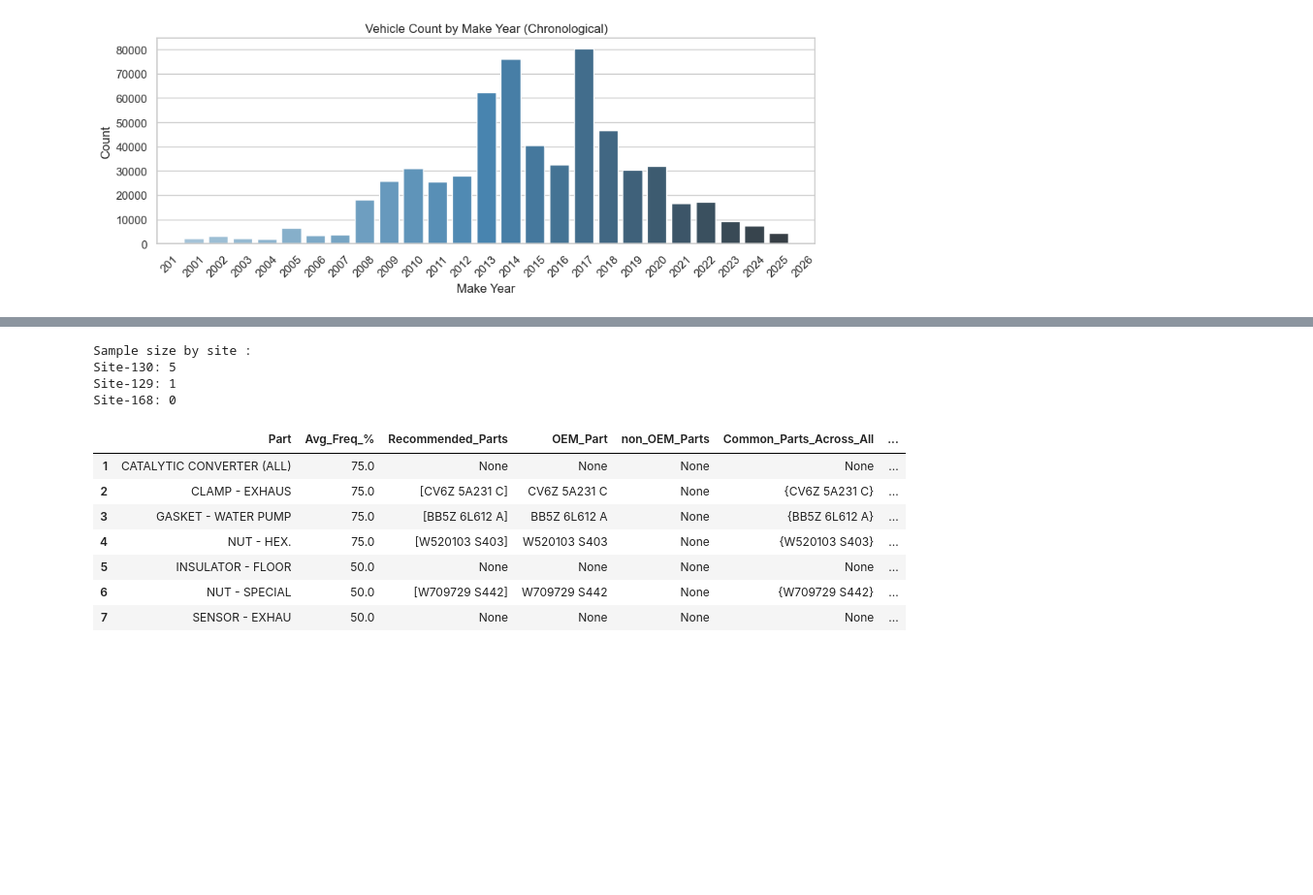
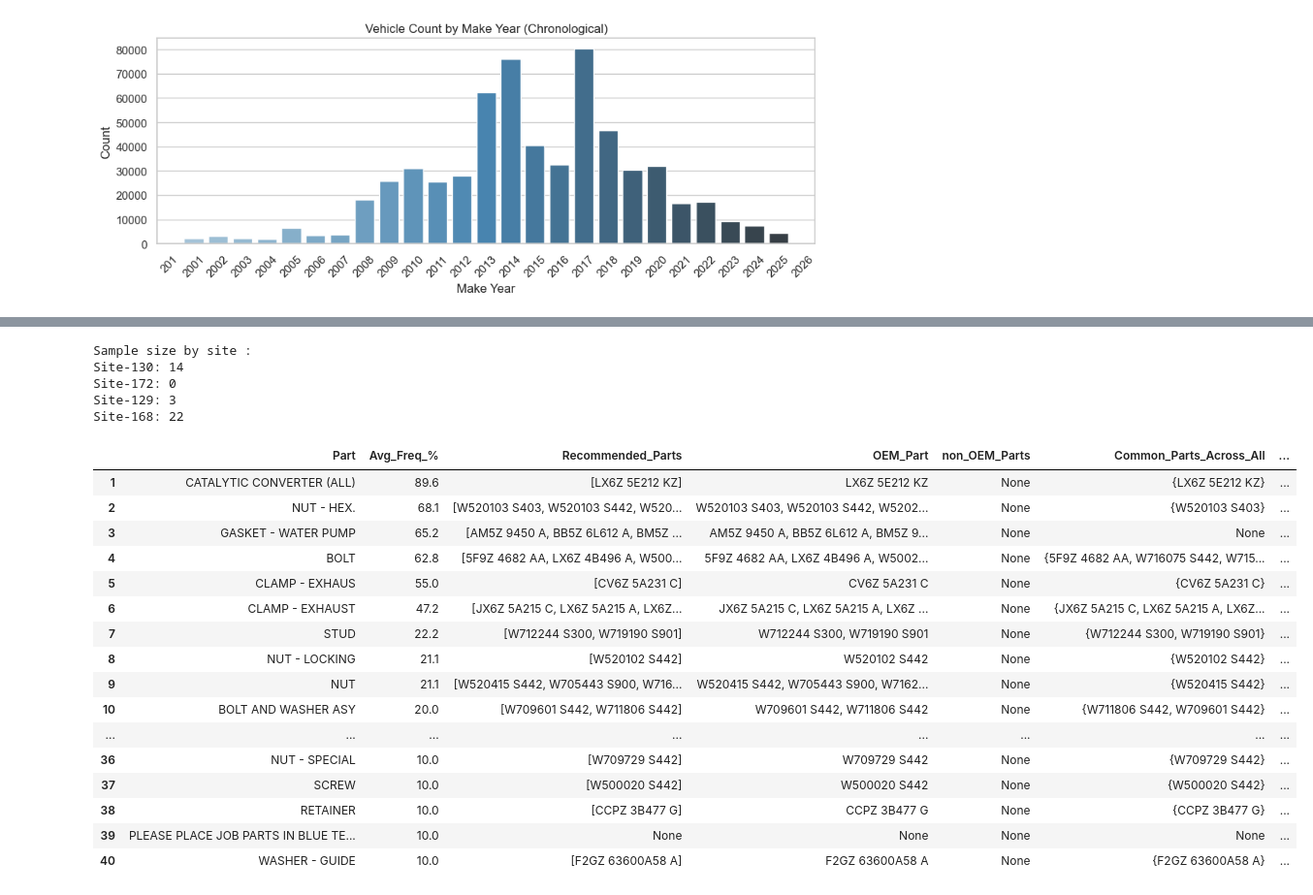
Before and after one commit to MeliPax/SPG, a Jupyter notebook: research/maximus_part_recomendation.ipynb, the cells around one changed output, grey strips where cells are left out. Shown at 97% size. Drawn from its saved outputs; the diff is of its cells as text; code cells hidden in the pictures; blank space fills up the shorter version.

```diff
--- a/research/maximus_part_recomendation.ipynb
+++ b/research/maximus_part_recomendation.ipynb
@@ -2516 +2524,18 @@ Done. Saved 4 file(s) into: ./data\server_168
+# %%
+trim_update_dict = {
+    "SE": ["ESCAPE SE"],
+    "S": ["ESCAPE S"],
+    "TITANIUM": ["ESCAPE TITANIUM"],
+    "SEL": ["ESCAPE SEL"],
+    "XLT": ["ESCAPE XLT"],
+    "PLATINUM": ["ESCAPE PLATINUM"],
+    "LIMITED": ["ESCAPE LIMITED"],
+    "XLS": ["XLS"],
+    "HEV": ["ESCAPE HEV"]
+}
+# %%
+request_tbl_130 = clean_up_trim_columns(request_tbl_130, trim_update_dict)
+request_tbl_172 = clean_up_trim_columns(request_tbl_172, trim_update_dict)
+request_tbl_129 = clean_up_trim_columns(request_tbl_129, trim_update_dict)
+request_tbl_168 = clean_up_trim_columns(request_tbl_168, trim_update_dict)
 # %%
@@ -2684,0 +2776,24 @@ Site-168: 0
+# %%
+key_wrds = ["Water Pump", "Power steering", "Catalytic Converter"]
+
+key_wrd = key_wrds[0]
+
+vehTrim = 'SE'
+
+results130_water_pump = execute_model_trim_filter(request_tbl_df = request_tbl_130, search_key_words = key_wrd, parts_line_df = partslines_tbl_130, groups=groups, vehTrim= vehTrim)
+results172_water_pump = execute_model_trim_filter(request_tbl_df = request_tbl_172, search_key_words = key_wrd, parts_line_df = partslines_tbl_172, groups=groups, vehTrim= vehTrim)
+# results114_water_pump = execute_model_trim_filter(request_tbl_df = request_tbl_114, search_key_words = key_wrd, parts_line_df = partslines_tbl_114, groups=groups, vehTrim= vehTrim)
+results129_water_pump = execute_model_trim_filter(request_tbl_df = request_tbl_129, search_key_words = key_wrd, parts_line_df = partslines_tbl_129, groups=groups, vehTrim= vehTrim)
+results168_water_pump = execute_model_trim_filter(request_tbl_df = request_tbl_168, search_key_words = key_wrd, parts_line_df = partslines_tbl_168, groups=groups, vehTrim= vehTrim)
+
+
+data = {
+    "130": results130_water_pump,
+    "174": results172_water_pump,
+    # "114": results114_water_pump,
+    "129": results129_water_pump,
+    "168": results168_water_pump
+}
+
+
+compare_recommended_partLists_side_by_side(data)
@@ -2714,32 +2864,42 @@ Site-168: 0
 # %%
 
 key_wrd = key_wrds[2]
 results130_catal = execute_model_trim_filter(request_tbl_df = request_tbl_130, search_key_words = key_wrd, parts_line_df = partslines_tbl_130, groups=groups, vehTrim= vehTrim)
 results172_catal = execute_model_trim_filter(request_tbl_df = request_tbl_172, search_key_words = key_wrd, parts_line_df = partslines_tbl_172, groups=groups, vehTrim= vehTrim)
 # results114_catal = execute_model_trim_filter(request_tbl_df = request_tbl_114, search_key_words = key_wrd, parts_line_df = partslines_tbl_114, groups=groups, vehTrim= vehTrim)
 results129_catal = execute_model_trim_filter(request_tbl_df = request_tbl_129, search_key_words = key_wrd, parts_line_df = partslines_tbl_129, groups=groups, vehTrim= vehTrim)
 results168_catal = execute_model_trim_filter(request_tbl_df = request_tbl_168, search_key_words = key_wrd, parts_line_df = partslines_tbl_168, groups=groups, vehTrim= vehTrim)
 
 
 data = {
     "130": results130_catal,
-    # "172": results172_catal,
+    "172": results172_catal,
     # "114": results114_catal,
     "129": results129_catal,
     "168": results168_catal
 }
 
 compare_recommended_partLists_side_by_side(data)
 # %% [output]
 Sample size by site :
-Site-130: 5
-Site-129: 1
-Site-168: 0
+Site-130: 14
+Site-172: 0
+Site-129: 3
+Site-168: 22
 |  | Part | Avg_Freq_% | Recommended_Parts | OEM_Part | non_OEM_Parts | Common_Parts_Across_All | ... |
-| 1 | CATALYTIC CONVERTER (ALL) | 75.0 | None | None | None | None | ... |
-| 2 | CLAMP - EXHAUS | 75.0 | [CV6Z 5A231 C] | CV6Z 5A231 C | None | {CV6Z 5A231 C} | ... |
-| 3 | GASKET - WATER PUMP | 75.0 | [BB5Z 6L612 A] | BB5Z 6L612 A | None | {BB5Z 6L612 A} | ... |
-| 4 | NUT - HEX. | 75.0 | [W520103 S403] | W520103 S403 | None | {W520103 S403} | ... |
-| 5 | INSULATOR - FLOOR | 50.0 | None | None | None | None | ... |
-| 6 | NUT - SPECIAL | 50.0 | [W709729 S442] | W709729 S442 | None | {W709729 S442} | ... |
-| 7 | SENSOR - EXHAU | 50.0 | None | None | None | None | ... |
+| 1 | CATALYTIC CONVERTER (ALL) | 89.6 | [LX6Z 5E212 KZ] | LX6Z 5E212 KZ | None | {LX6Z 5E212 KZ} | ... |
+| 2 | NUT - HEX. | 68.1 | [W520103 S403, W520103 S442, W520... | W520103 S403, W520103 S442, W5202... | None | {W520103 S403} | ... |
+| 3 | GASKET - WATER PUMP | 65.2 | [AM5Z 9450 A, BB5Z 6L612 A, BM5Z ... | AM5Z 9450 A, BB5Z 6L612 A, BM5Z 9... | None | None | ... |
+| 4 | BOLT | 62.8 | [5F9Z 4682 AA, LX6Z 4B496 A, W500... | 5F9Z 4682 AA, LX6Z 4B496 A, W5002... | None | {5F9Z 4682 AA, W716075 S442, W715... | ... |
+| 5 | CLAMP - EXHAUS | 55.0 | [CV6Z 5A231 C] | CV6Z 5A231 C | None | {CV6Z 5A231 C} | ... |
+| 6 | CLAMP - EXHAUST | 47.2 | [JX6Z 5A215 C, LX6Z 5A215 A, LX6Z... | JX6Z 5A215 C, LX6Z 5A215 A, LX6Z ... | None | {JX6Z 5A215 C, LX6Z 5A215 A, LX6Z... | ... |
+| 7 | STUD | 22.2 | [W712244 S300, W719190 S901] | W712244 S300, W719190 S901 | None | {W712244 S300, W719190 S901} | ... |
+| 8 | NUT - LOCKING | 21.1 | [W520102 S442] | W520102 S442 | None | {W520102 S442} | ... |
+| 9 | NUT | 21.1 | [W520415 S442, W705443 S900, W716... | W520415 S442, W705443 S900, W7162... | None | {W520415 S442} | ... |
+| 10 | BOLT AND WASHER ASY | 20.0 | [W709601 S442, W711806 S442] | W709601 S442, W711806 S442 | None | {W711806 S442, W709601 S442} | ... |
+| ... | ... | ... | ... | ... | ... | ... | ... |
+| 36 | NUT - SPECIAL | 10.0 | [W709729 S442] | W709729 S442 | None | {W709729 S442} | ... |
+| 37 | SCREW | 10.0 | [W500020 S442] | W500020 S442 | None | {W500020 S442} | ... |
+| 38 | RETAINER | 10.0 | [CCPZ 3B477 G] | CCPZ 3B477 G | None | {CCPZ 3B477 G} | ... |
+| 39 | PLEASE PLACE JOB PARTS IN BLUE TE... | 10.0 | None | None | None | None | ... |
+| 40 | WASHER - GUIDE | 10.0 | [F2GZ 63600A58 A] | F2GZ 63600A58 A | None | {F2GZ 63600A58 A} | ... |
```
Also changed, not shown: parts of 17 cells of this notebook, 1 other file.
